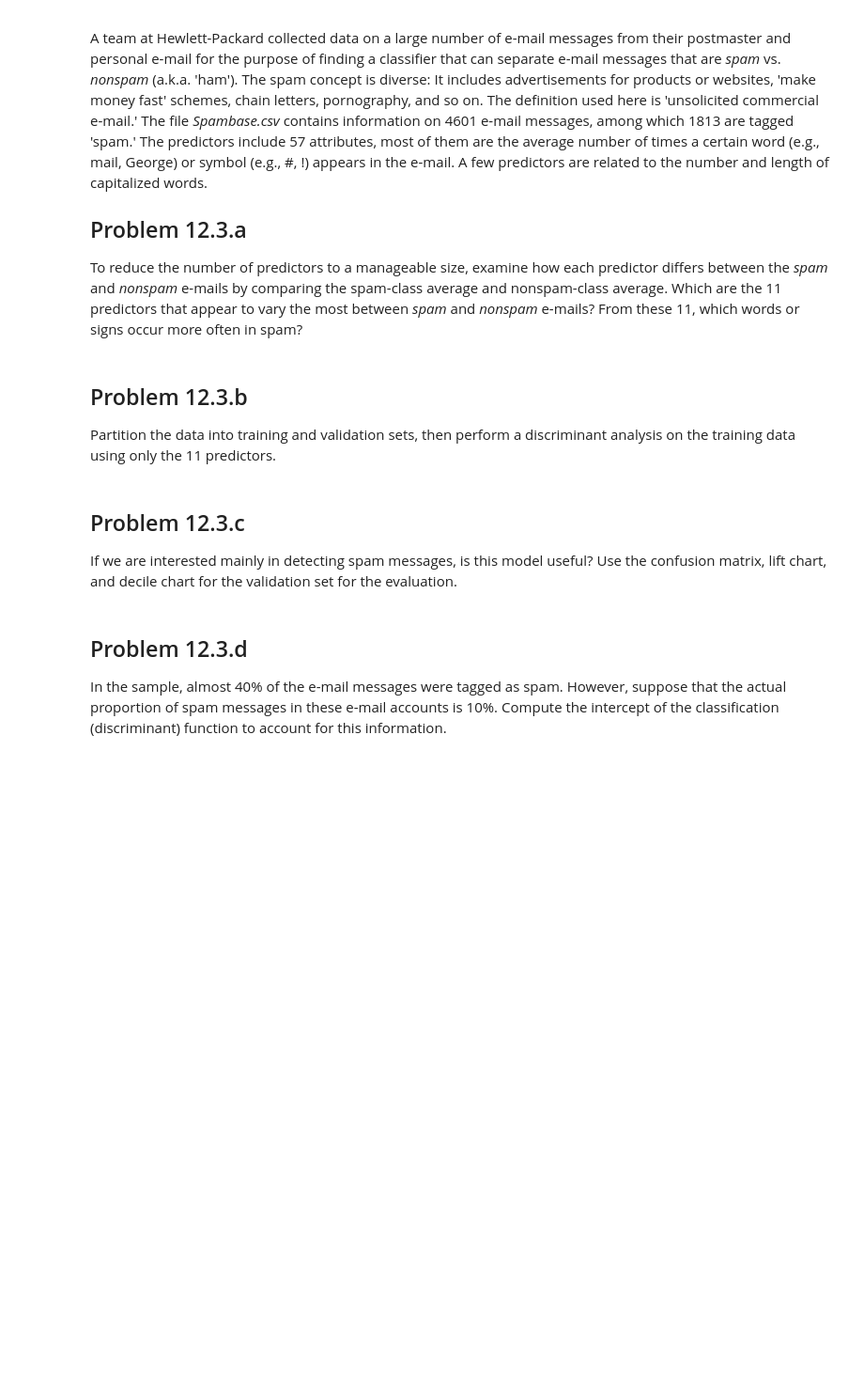
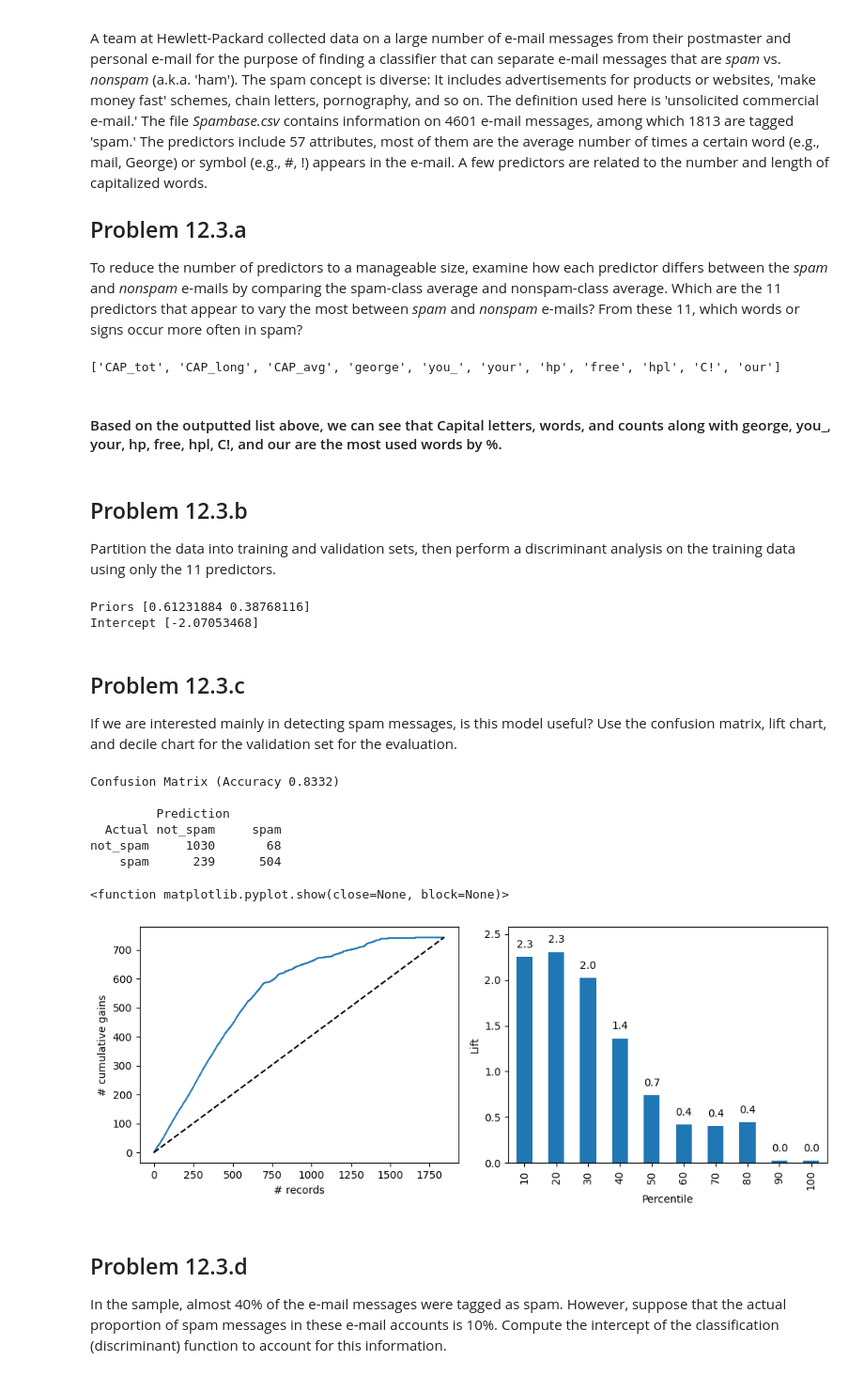
Before and after one commit to wolfesamk/MSBA-207, a Jupyter notebook: Homework/MSBA 207 Chapter 12.ipynb, the cells around one changed output. Shown: that part at 94% size. Saved outputs shown, nothing was run; the diff lists cells and outputs as text; code cells hidden in the pictures; blank space fills up the shorter version.

```diff
--- a/Homework/MSBA 207 Chapter 12.ipynb
+++ b/Homework/MSBA 207 Chapter 12.ipynb
@@ -494,9 +350,58 @@ To reduce the number of predictors to a manageable size, examine how each predic
+# %%
+spam_results['mean_spam'] = spam_desc['mean_spam']
+spam_results['mean_not_spam'] = not_spam_desc['mean_not_spam']
+# %%
+spam_results['diff'] = abs(spam_results.mean_spam - spam_results.mean_not_spam)
+spam_results = spam_results.sort_values(by='diff',ascending=False)
+predictors = spam_results.head(11).T.columns.to_list()
+print(predictors)
+# %% [output]
+['CAP_tot', 'CAP_long', 'CAP_avg', 'george', 'you_', 'your', 'hp', 'free', 'hpl', 'C!', 'our']
+# %% [markdown]
+#### Based on the outputted list above, we can see that Capital letters, words, and counts along with george, you_, your, hp, free, hpl, C!, and our are the most used words by %.
 # %% [markdown]
 ## Problem 12.3.b
 Partition the data into training and validation sets, then perform a discriminant analysis on the training data using only the 11 predictors.
+# %%
+X = df_spam[predictors]
+y = df_spam[outcome]
+train_X, valid_X, train_y, valid_y = train_test_split(X, y, test_size=0.4, random_state=1)
+# %%
+lda_reg_1 = LinearDiscriminantAnalysis()#priors=[0.5,0.5])
+lda_reg_1.fit(train_X,train_y)
+print('Priors',lda_reg_1.priors_)
+print('Intercept', lda_reg_1.intercept_)
+# %% [output]
+Priors [0.61231884 0.38768116]
+Intercept [-2.07053468]
 # %% [markdown]
 ## Problem 12.3.c
 If we are interested mainly in detecting spam messages, is this model useful? Use the confusion matrix, lift chart, and decile chart for the validation set for the evaluation.
+# %%
+classificationSummary(valid_y,lda_reg_1.predict(valid_X),class_names=lda_reg_1.classes_)
+lda_proba_1 = lda_reg_1.predict_proba(valid_X)
+result_1 = pd.DataFrame({'Actual':valid_y,
+                      'p(0)': [p[0] for p in lda_proba_1],
+                      'p(1)': [p[1] for p in lda_proba_1]
+                      })
+result_1['Actual'] = result_1.Actual.replace('spam',1)
+result_1['Actual'] = result_1.Actual.replace('not_spam',0)
+result_1['Actual'] = result_1['Actual'].astype(dtype='uint8')
+result_1 = result_1.sort_values(by=['p(1)'], ascending=False)
+fig, axes = plt.subplots(nrows=1,ncols=2, figsize=(10,4))
+gainsChart(result_1.Actual, ax=axes[0])
+liftChart(result_1.Actual,title=False, ax=axes[1])
+plt.tight_layout()
+plt.show
+# %% [output]
+Confusion Matrix (Accuracy 0.8332)
+
+         Prediction
+  Actual not_spam     spam
+not_spam     1030       68
+    spam      239      504
+<function matplotlib.pyplot.show(close=None, block=None)>
+[figure, added]
 # %% [markdown]
 ## Problem 12.3.d
 In the sample, almost 40\% of the e-mail messages were tagged as spam. However, suppose that the actual proportion of spam messages in these e-mail accounts is 10\%. Compute the intercept of the classification (discriminant) function to account for this information.
```
Also changed, not shown: parts of 41 cells of this notebook.
